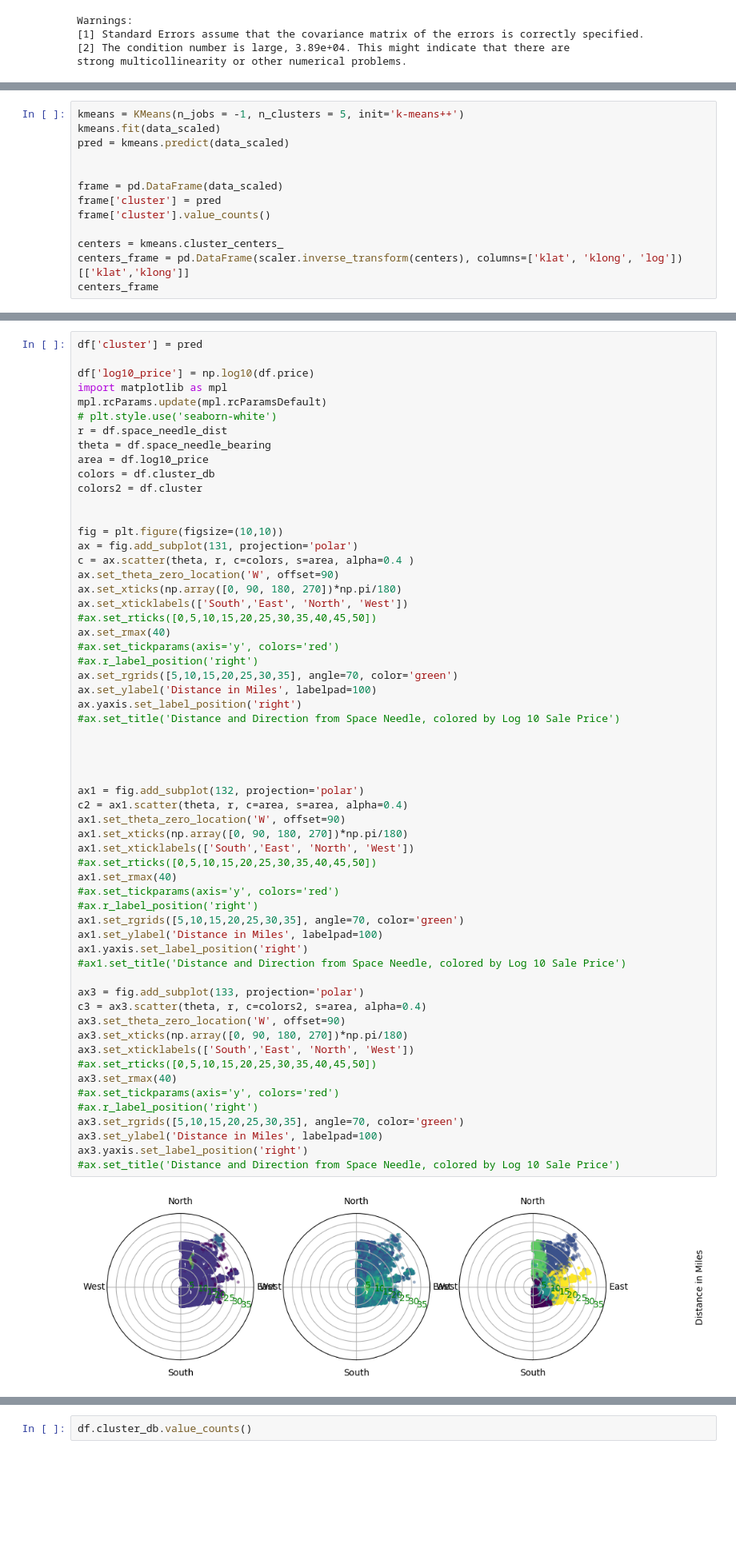
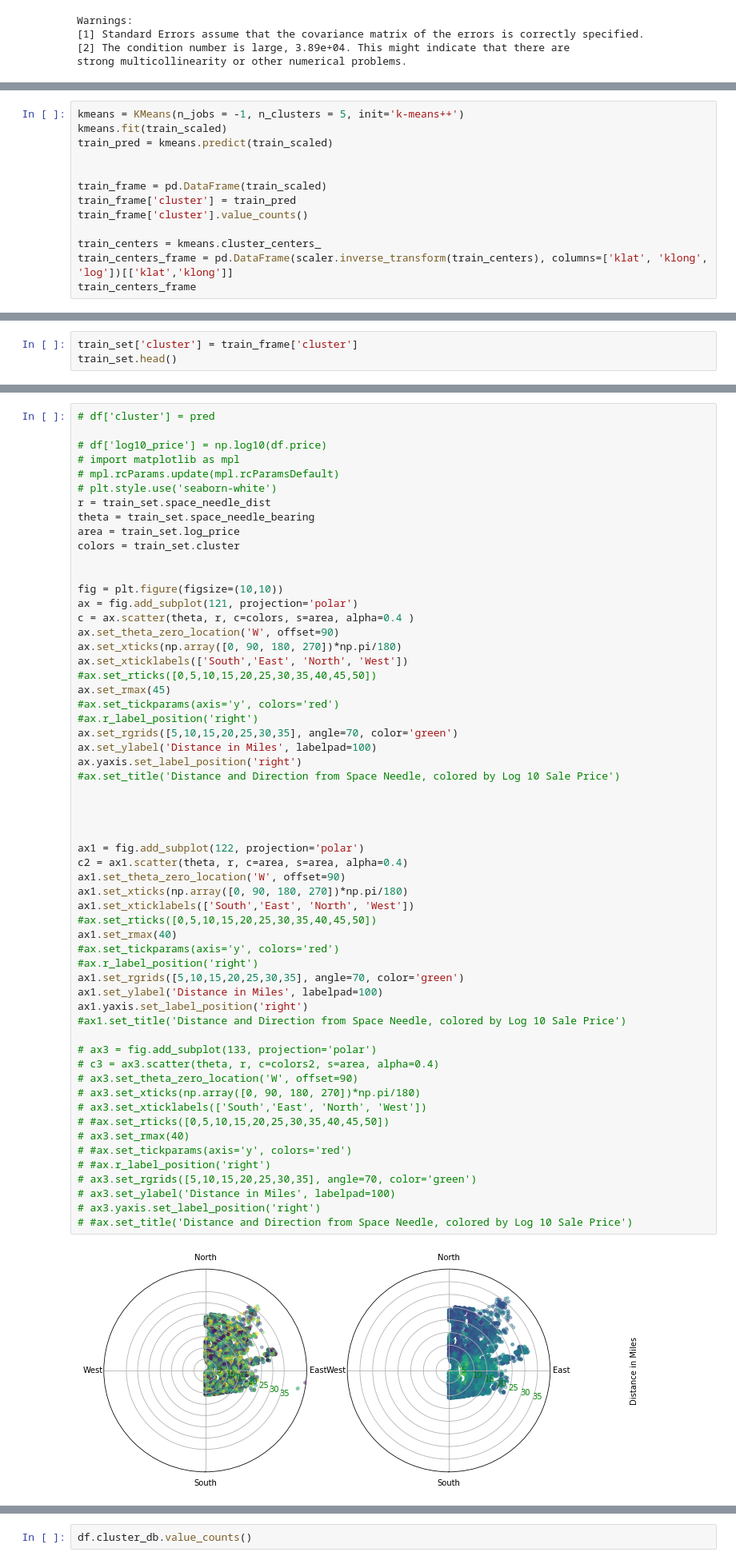
Before and after one commit to RavenNHW/Mod_2_Project, a Jupyter notebook: Executive Notebook.ipynb, the cells around one changed output, grey strips where cells are left out. Shown: that part at 80% size. Cells and saved outputs as stored; diff of their text form; blank space fills up the shorter version.

```diff
--- a/Executive Notebook.ipynb
+++ b/Executive Notebook.ipynb
@@ -201,15 +199,15 @@ Text(0, 0.5, 'Inertia')
 # %%
 kmeans = KMeans(n_jobs = -1, n_clusters = 5, init='k-means++')
-kmeans.fit(data_scaled)
-pred = kmeans.predict(data_scaled)
+kmeans.fit(train_scaled)
+train_pred = kmeans.predict(train_scaled)
 
 
-frame = pd.DataFrame(data_scaled)
-frame['cluster'] = pred
-frame['cluster'].value_counts()
+train_frame = pd.DataFrame(train_scaled)
+train_frame['cluster'] = train_pred
+train_frame['cluster'].value_counts()
 
-centers = kmeans.cluster_centers_
-centers_frame = pd.DataFrame(scaler.inverse_transform(centers), columns=['klat', 'klong', 'log'])[['klat','klong']]
-centers_frame
+train_centers = kmeans.cluster_centers_
+train_centers_frame = pd.DataFrame(scaler.inverse_transform(train_centers), columns=['klat', 'klong', 'log'])[['klat','klong']]
+train_centers_frame
 # %% [output]
 |  | klat | klong |
@@ -272,0 +292,3 @@ df.head()
+# %%
+train_set['cluster'] = train_frame['cluster']
+train_set.head()
@@ -321,61 +401,60 @@ plt.scatter(model_predictions, residuals)
 # %%
-df['cluster'] = pred
+# df['cluster'] = pred
 
-df['log10_price'] = np.log10(df.price)
-import matplotlib as mpl
-mpl.rcParams.update(mpl.rcParamsDefault)
+# df['log10_price'] = np.log10(df.price)
+# import matplotlib as mpl
+# mpl.rcParams.update(mpl.rcParamsDefault)
 # plt.style.use('seaborn-white')
-r = df.space_needle_dist
-theta = df.space_needle_bearing
-area = df.log10_price
-colors = df.cluster_db
-colors2 = df.cluster
+r = train_set.space_needle_dist
+theta = train_set.space_needle_bearing
+area = train_set.log_price
+colors = train_set.cluster
 
 
 fig = plt.figure(figsize=(10,10))
-ax = fig.add_subplot(131, projection='polar')
+ax = fig.add_subplot(121, projection='polar')
 c = ax.scatter(theta, r, c=colors, s=area, alpha=0.4 )
 ax.set_theta_zero_location('W', offset=90)
 ax.set_xticks(np.array([0, 90, 180, 270])*np.pi/180)
 ax.set_xticklabels(['South','East', 'North', 'West'])
 #ax.set_rticks([0,5,10,15,20,25,30,35,40,45,50])
-ax.set_rmax(40)
+ax.set_rmax(45)
 #ax.set_tickparams(axis='y', colors='red')
 #ax.r_label_position('right')
 ax.set_rgrids([5,10,15,20,25,30,35], angle=70, color='green')
 ax.set_ylabel('Distance in Miles', labelpad=100)
 ax.yaxis.set_label_position('right')
 #ax.set_title('Distance and Direction from Space Needle, colored by Log 10 Sale Price')
 
 
 
 
-ax1 = fig.add_subplot(132, projection='polar')
+ax1 = fig.add_subplot(122, projection='polar')
 c2 = ax1.scatter(theta, r, c=area, s=area, alpha=0.4)
 ax1.set_theta_zero_location('W', offset=90)
 ax1.set_xticks(np.array([0, 90, 180, 270])*np.pi/180)
 ax1.set_xticklabels(['South','East', 'North', 'West'])
 #ax.set_rticks([0,5,10,15,20,25,30,35,40,45,50])
 ax1.set_rmax(40)
 #ax.set_tickparams(axis='y', colors='red')
 #ax.r_label_position('right')
 ax1.set_rgrids([5,10,15,20,25,30,35], angle=70, color='green')
 ax1.set_ylabel('Distance in Miles', labelpad=100)
 ax1.yaxis.set_label_position('right')
 #ax1.set_title('Distance and Direction from Space Needle, colored by Log 10 Sale Price')
 
-ax3 = fig.add_subplot(133, projection='polar')
-c3 = ax3.scatter(theta, r, c=colors2, s=area, alpha=0.4)
-ax3.set_theta_zero_location('W', offset=90)
-ax3.set_xticks(np.array([0, 90, 180, 270])*np.pi/180)
-ax3.set_xticklabels(['South','East', 'North', 'West'])
-#ax.set_rticks([0,5,10,15,20,25,30,35,40,45,50])
-ax3.set_rmax(40)
-#ax.set_tickparams(axis='y', colors='red')
-#ax.r_label_position('right')
-ax3.set_rgrids([5,10,15,20,25,30,35], angle=70, color='green')
-ax3.set_ylabel('Distance in Miles', labelpad=100)
-ax3.yaxis.set_label_position('right')
-#ax.set_title('Distance and Direction from Space Needle, colored by Log 10 Sale Price')
+# ax3 = fig.add_subplot(133, projection='polar')
+# c3 = ax3.scatter(theta, r, c=colors2, s=area, alpha=0.4)
+# ax3.set_theta_zero_location('W', offset=90)
+# ax3.set_xticks(np.array([0, 90, 180, 270])*np.pi/180)
+# ax3.set_xticklabels(['South','East', 'North', 'West'])
+# #ax.set_rticks([0,5,10,15,20,25,30,35,40,45,50])
+# ax3.set_rmax(40)
+# #ax.set_tickparams(axis='y', colors='red')
+# #ax.r_label_position('right')
+# ax3.set_rgrids([5,10,15,20,25,30,35], angle=70, color='green')
+# ax3.set_ylabel('Distance in Miles', labelpad=100)
+# ax3.yaxis.set_label_position('right')
+# #ax.set_title('Distance and Direction from Space Needle, colored by Log 10 Sale Price')
 # %% [output]
-[figure, old version]
+[figure, new version]
```
Also changed, not shown: parts of 15 cells of this notebook.
